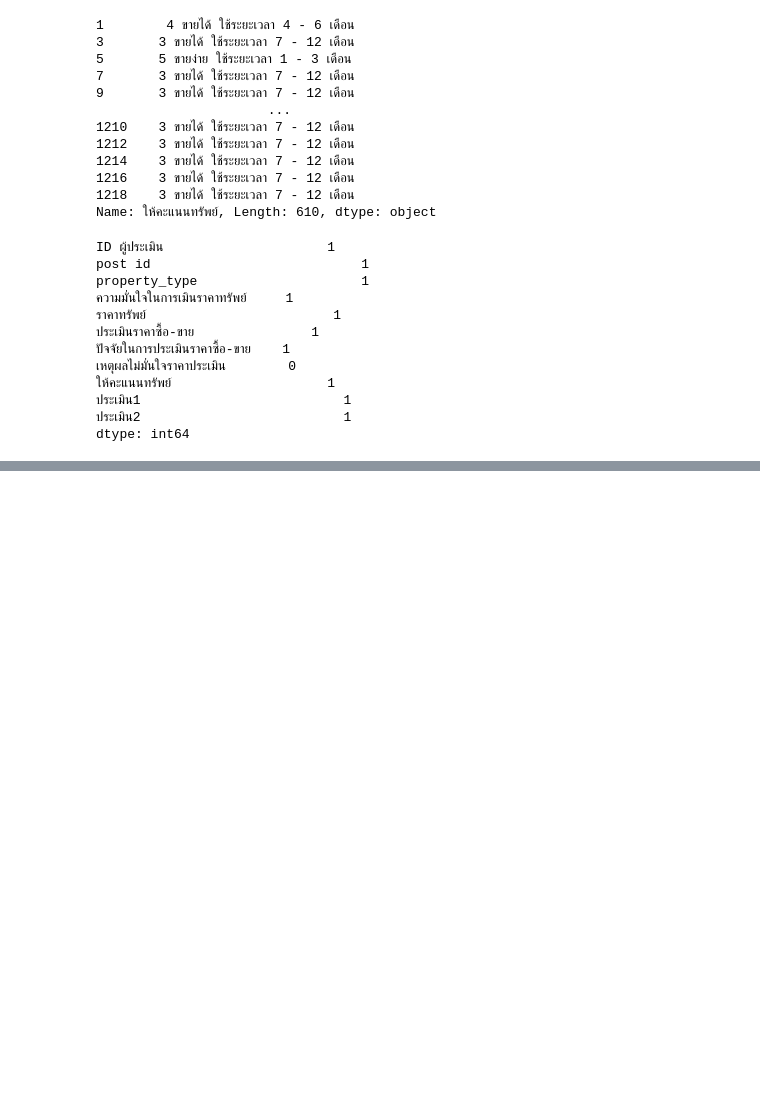
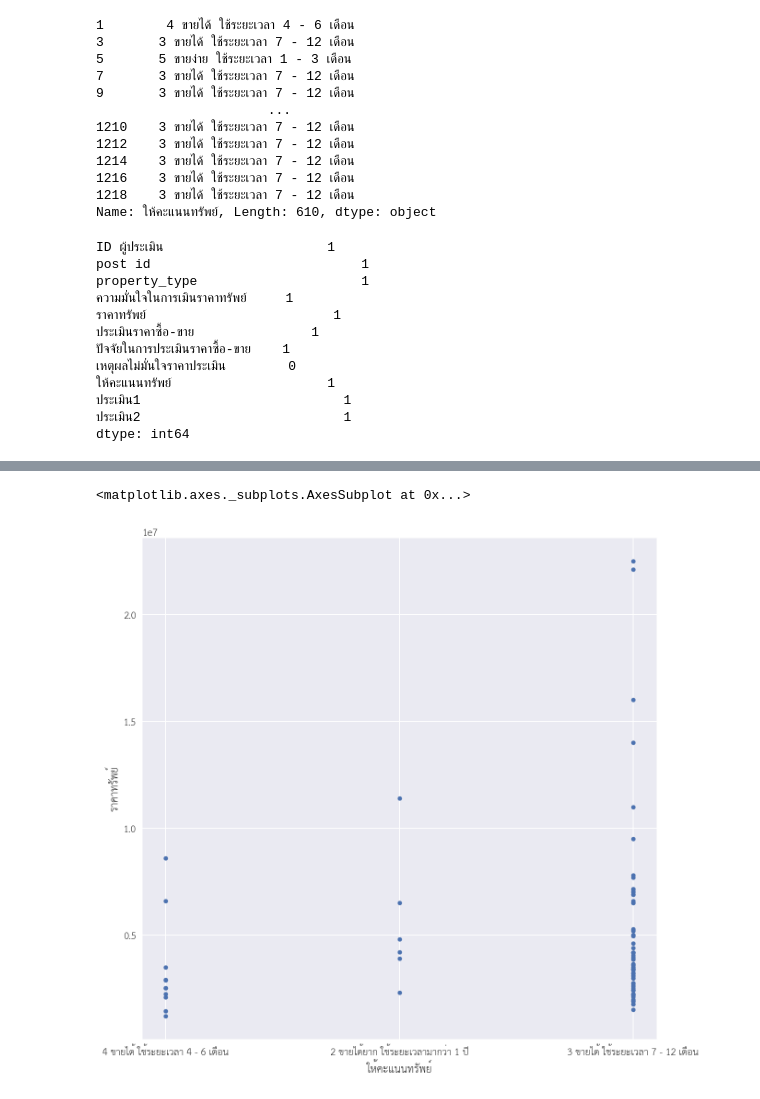
Before and after one commit to InwARMSelviAXE/bsc_dpdm22, a Jupyter notebook: [dataprep1]property_estimator.ipynb, the cells around one changed output, grey strips where cells are left out. Saved outputs shown, nothing was run; the diff lists cells and outputs as text; code cells hidden in the pictures; blank space fills up the shorter version.

```diff
--- a/[dataprep1]property_estimator.ipynb
+++ b/[dataprep1]property_estimator.ipynb
@@ -2353,0 +2439,3 @@ house1.plot.scatter(x='ให้คะแนนทรัพย์', y='ราค
+# %%
+commercial1 = est2_com[(est2_com['ให้คะแนนทรัพย์']=='5 ขายง่าย ใช้ระยะเวลา 1 - 3 เดือน') | (est2_com['ให้คะแนนทรัพย์']=='4 ขายได้ ใช้ระยะเวลา 4 - 6 เดือน') | (est2_com['ให้คะแนนทรัพย์']=='3 ขายได้ ใช้ระยะเวลา 7 - 12 เดือน') | (est2_com['ให้คะแนนทรัพย์']=='2 ขายได้ยาก ใช้ระยะเวลามากว่า 1 ปี') | (est2_com['ให้คะแนนทรัพย์']=='1 ขายไม่ได้แน่นอน')]
+commercial1.groupby('ให้คะแนนทรัพย์').count()
@@ -2353,0 +2448,5 @@ house1.plot.scatter(x='ให้คะแนนทรัพย์', y='ราค
+# %%
+commercial1.plot.scatter(x='ให้คะแนนทรัพย์', y='ราคาทรัพย์')
+# %% [output]
+<matplotlib.axes._subplots.AxesSubplot at 0x...>
+[figure, added]
```
Also changed, not shown: parts of 12 cells of this notebook.
